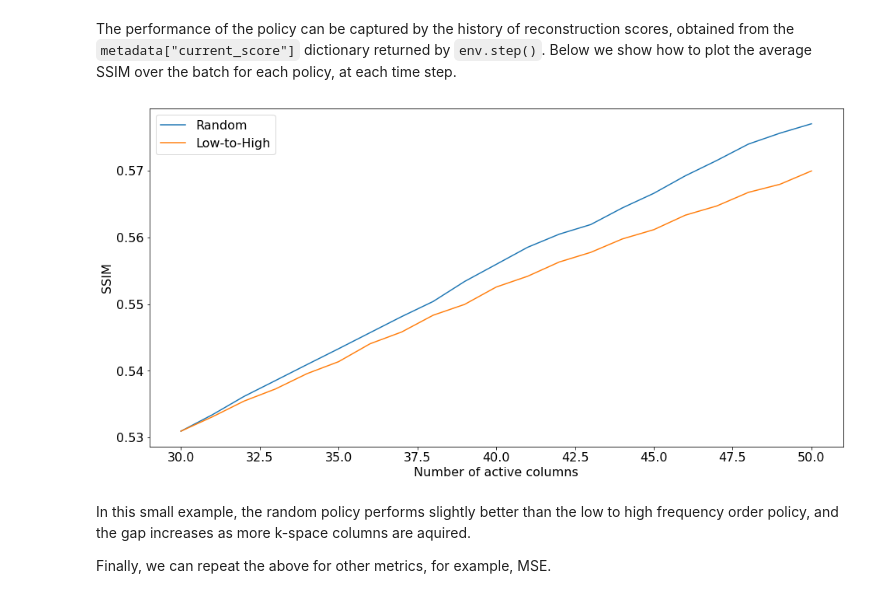
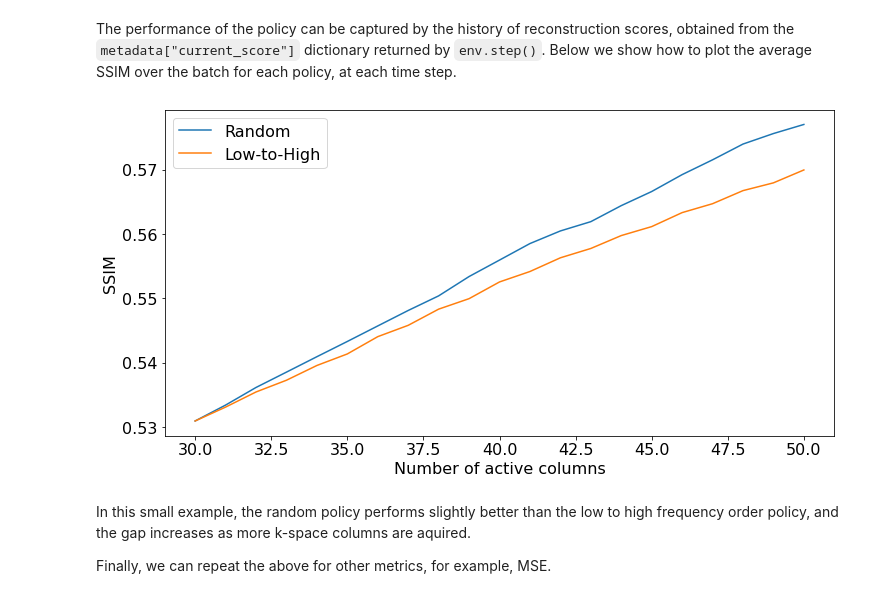
Before and after one commit to facebookresearch/active-mri-acquisition, a Jupyter notebook: docs/notebooks/miccai_example.ipynb, the cells around one changed output. Cells and saved outputs as stored; diff of their text form; code cells hidden in the pictures.

```diff
--- a/docs/notebooks/miccai_example.ipynb
+++ b/docs/notebooks/miccai_example.ipynb
@@ -177,17 +177,17 @@ The performance of the policy can be captured by the history of reconstruction s
 # %%
 ssim_random = np.stack([score_t["ssim"] for score_t in scores_random])  # shape (budget, batch_size)
 ssim_lowtohigh = np.stack([score_t["ssim"] for score_t in scores_lowtohigh])
 
 length = ssim_random.shape[0]
-plt.figure(figsize=(16, 8))
+plt.figure(figsize=(12, 6))
 plt.plot(30 + np.arange(length), ssim_random.mean(axis=1))
 plt.plot(30 + np.arange(length), ssim_lowtohigh.mean(axis=1))
 plt.xlabel("Number of active columns")
 plt.ylabel("SSIM")
 plt.legend(["Random", "Low-to-High"])
 plt.show()
 # %% [output]
-[figure, old version]
+[figure, new version]
 # %% [markdown]
 In this small example, the random policy performs slightly better than the low to high frequency order policy, and the gap increases as more k-space columns are aquired.
 
```
Also changed, not shown: parts of 6 cells of this notebook, 5 other files.
